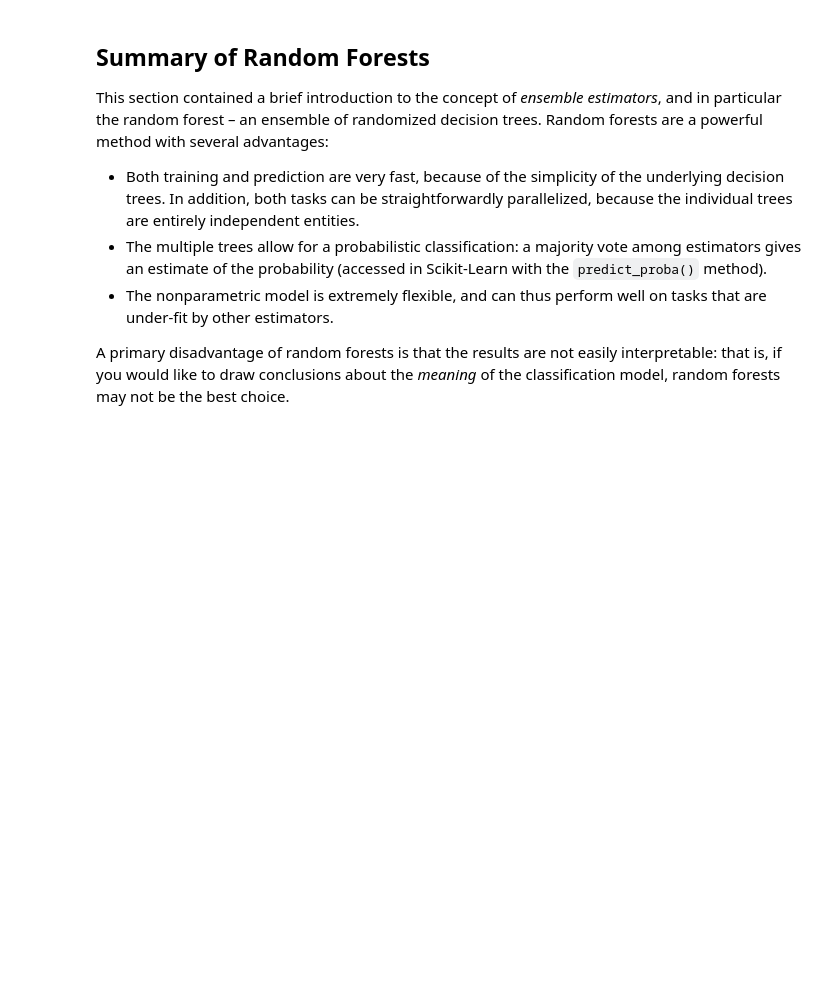
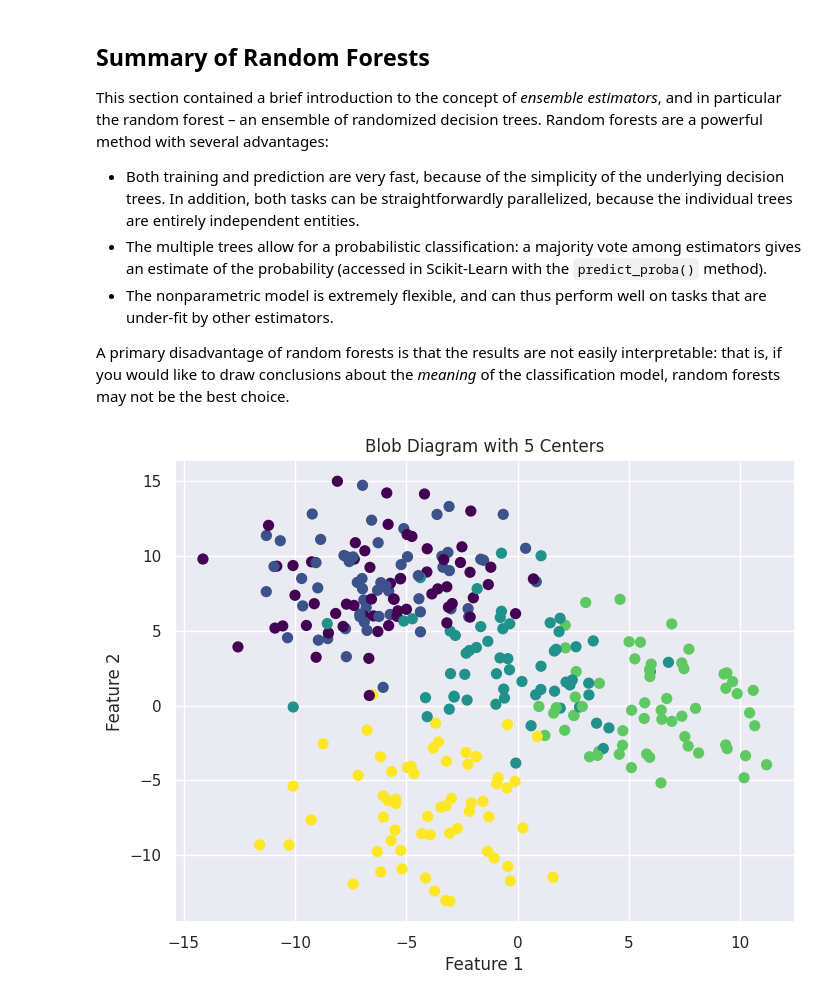
Before and after one commit to pawelplaszczyca/Fundamentals-of-Machine-Learning, a Jupyter notebook: ex5 - random forests.ipynb, the cells around one changed output. Saved outputs shown, nothing was run; the diff lists cells and outputs as text; code cells hidden in the pictures; blank space fills up the shorter version.

```diff
--- a/ex5 - random forests.ipynb
+++ b/ex5 - random forests.ipynb
@@ -268,3 +268,21 @@ Random forests are a powerful method with several advantages:
 - The nonparametric model is extremely flexible, and can thus perform well on tasks that are under-fit by other estimators.
 
 A primary disadvantage of random forests is that the results are not easily interpretable: that is, if you would like to draw conclusions about the *meaning* of the classification model, random forests may not be the best choice.
+# %%
+# prompt: create and draw diagram with blobs with 5 centers
+
+import matplotlib.pyplot as plt
+from sklearn.datasets import make_blobs
+
+# Generate sample data with 5 centers
+X, y = make_blobs(n_samples=300, centers=5, random_state=5, cluster_std=3.0)
+
+# Create the plot
+plt.figure(figsize=(8, 6))
+plt.scatter(X[:, 0], X[:, 1], c=y, cmap='viridis', s=50)  # Use a different colormap
+plt.title('Blob Diagram with 5 Centers')
+plt.xlabel('Feature 1')
+plt.ylabel('Feature 2')
+plt.show()
+# %% [output]
+[figure, added]
```
